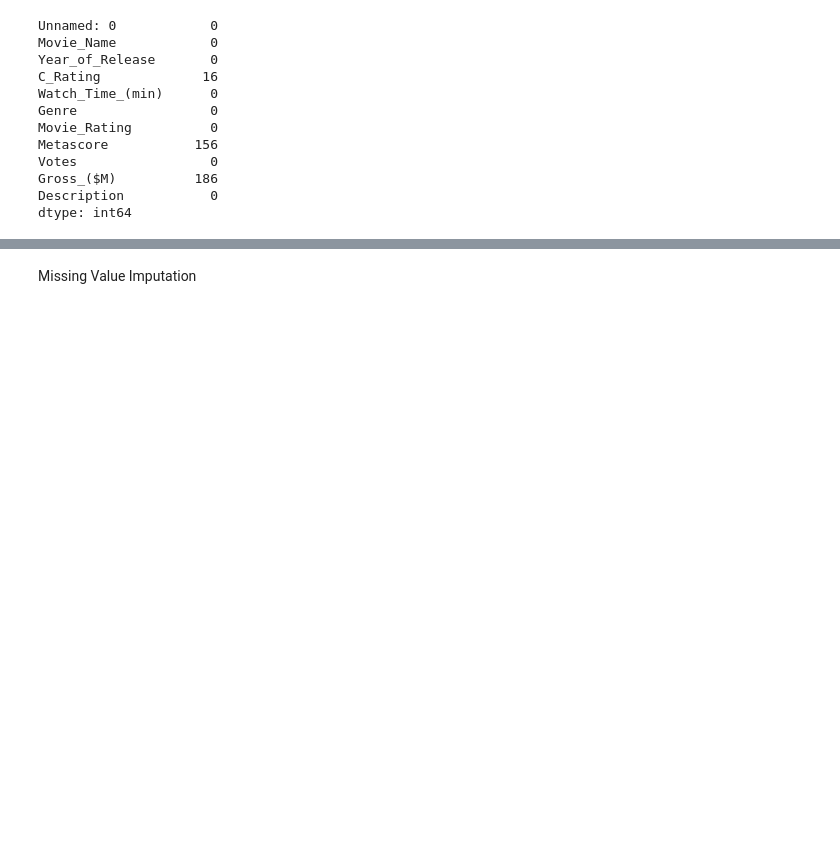
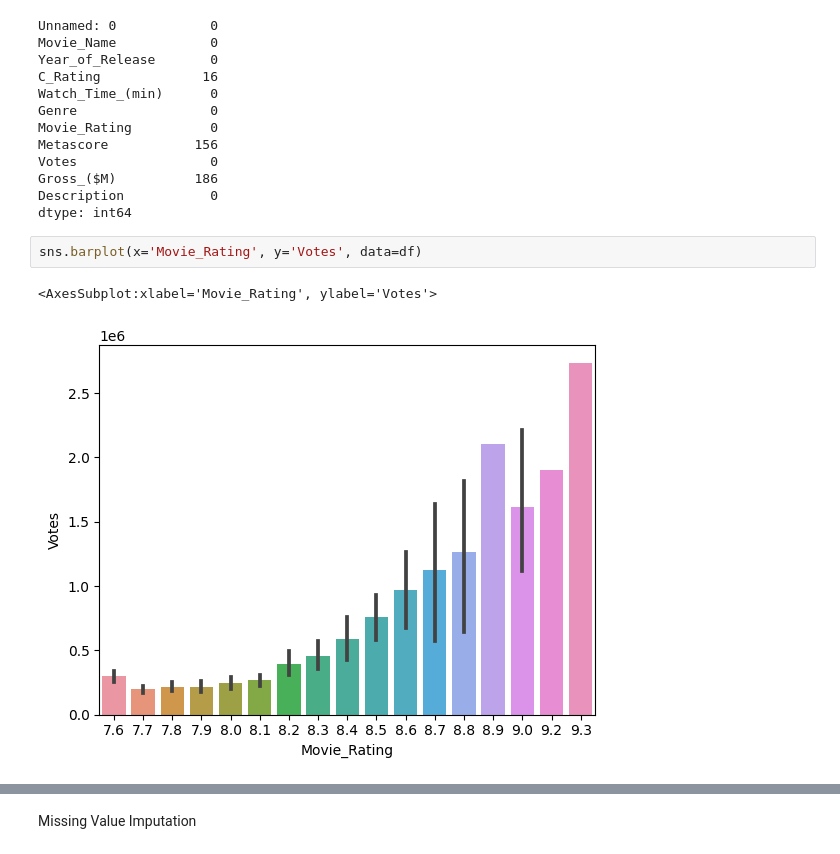
Before and after one commit to Skywoodthefifth/Web-Scraping, a Jupyter notebook: Model.ipynb, the cells around one changed output, grey strips where cells are left out. Drawn from its saved outputs; the diff is of its cells as text; blank space fills up the shorter version.

Commit message:
Add visualization
Thêm một số biểu đồ vào, cần thêm nhận xét

```diff
--- a/Model.ipynb
+++ b/Model.ipynb
@@ -74,3 +74,8 @@ Votes                 0
 Gross_($M)          186
 Description           0
 dtype: int64
+# %%
+sns.barplot(x='Movie_Rating', y='Votes', data=df)
+# %% [output]
+<AxesSubplot:xlabel='Movie_Rating', ylabel='Votes'>
+[figure, added]
```
Also changed, not shown: parts of 16 cells of this notebook.
